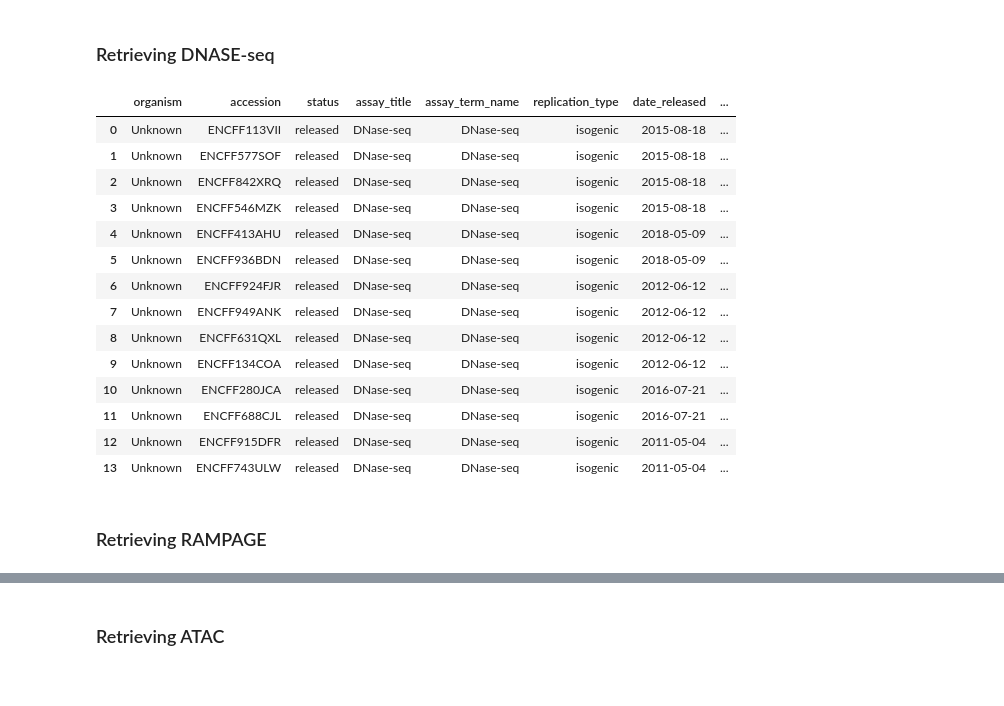
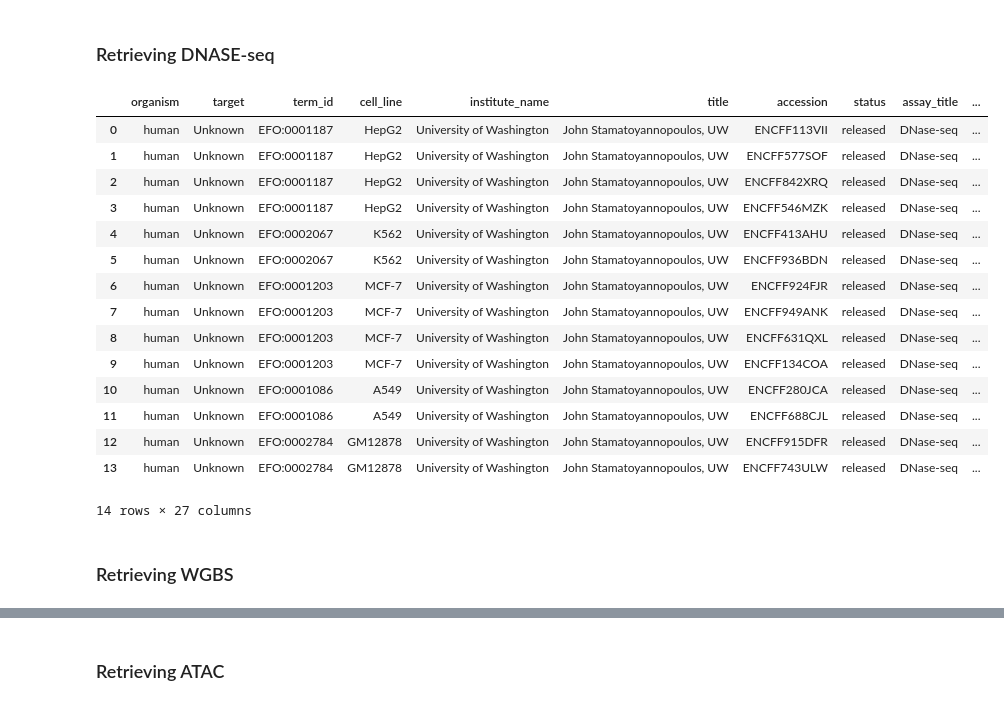
Before and after one commit to AnacletoLAB/epigenomic_dataset, a Jupyter notebook: Retrieving HG38 files metadata.ipynb, the cells around one changed output, grey strips where cells are left out. Drawn from its saved outputs; the diff is of its cells as text; code cells hidden in the pictures.

```diff
--- a/Retrieving HG38 files metadata.ipynb
+++ b/Retrieving HG38 files metadata.ipynb
@@ -37,34 +59,31 @@ samples
 # %% [markdown]
 ### Retrieving DNASE-seq
-# %%
-accession_codes = accessions(compress_json.load("hg38_encode_queries/dnaseseq.json"))
-
-samples = biosamples(
-    accessions=accession_codes,
-    assembly=assembly,
-    organism=None,
-    min_biological_replicates=1,
-    file_format="bigWig",
-    output_type=None,
-    use_multiprocessing=False,
-)
-
-samples
-# %% [output]
-|  | organism | accession | status | assay_title | assay_term_name | replication_type | date_released | ... |
-| 0 | Unknown | ENCFF113VII | released | DNase-seq | DNase-seq | isogenic | 2015-08-18 | ... |
-| 1 | Unknown | ENCFF577SOF | released | DNase-seq | DNase-seq | isogenic | 2015-08-18 | ... |
-| 2 | Unknown | ENCFF842XRQ | released | DNase-seq | DNase-seq | isogenic | 2015-08-18 | ... |
-| 3 | Unknown | ENCFF546MZK | released | DNase-seq | DNase-seq | isogenic | 2015-08-18 | ... |
-| 4 | Unknown | ENCFF413AHU | released | DNase-seq | DNase-seq | isogenic | 2018-05-09 | ... |
-| 5 | Unknown | ENCFF936BDN | released | DNase-seq | DNase-seq | isogenic | 2018-05-09 | ... |
-| 6 | Unknown | ENCFF924FJR | released | DNase-seq | DNase-seq | isogenic | 2012-06-12 | ... |
-| 7 | Unknown | ENCFF949ANK | released | DNase-seq | DNase-seq | isogenic | 2012-06-12 | ... |
-| 8 | Unknown | ENCFF631QXL | released | DNase-seq | DNase-seq | isogenic | 2012-06-12 | ... |
-| 9 | Unknown | ENCFF134COA | released | DNase-seq | DNase-seq | isogenic | 2012-06-12 | ... |
-| 10 | Unknown | ENCFF280JCA | released | DNase-seq | DNase-seq | isogenic | 2016-07-21 | ... |
-| 11 | Unknown | ENCFF688CJL | released | DNase-seq | DNase-seq | isogenic | 2016-07-21 | ... |
-| 12 | Unknown | ENCFF915DFR | released | DNase-seq | DNase-seq | isogenic | 2011-05-04 | ... |
-| 13 | Unknown | ENCFF743ULW | released | DNase-seq | DNase-seq | isogenic | 2011-05-04 | ... |
+# %%
+samples = biosamples(
+    accessions=accessions(compress_json.load("hg38_encode_queries/dnaseseq.json")),
+    organism=None,
+    **parameters
+)
+samples["organism"] = "human"
+
+all_datasets.append(samples)
+samples
+# %% [output]
+|  | organism | target | term_id | cell_line | institute_name | title | accession | status | assay_title | ... |
+| 0 | human | Unknown | EFO:0001187 | HepG2 | University of Washington | John Stamatoyannopoulos, UW | ENCFF113VII | released | DNase-seq | ... |
+| 1 | human | Unknown | EFO:0001187 | HepG2 | University of Washington | John Stamatoyannopoulos, UW | ENCFF577SOF | released | DNase-seq | ... |
+| 2 | human | Unknown | EFO:0001187 | HepG2 | University of Washington | John Stamatoyannopoulos, UW | ENCFF842XRQ | released | DNase-seq | ... |
+| 3 | human | Unknown | EFO:0001187 | HepG2 | University of Washington | John Stamatoyannopoulos, UW | ENCFF546MZK | released | DNase-seq | ... |
+| 4 | human | Unknown | EFO:0002067 | K562 | University of Washington | John Stamatoyannopoulos, UW | ENCFF413AHU | released | DNase-seq | ... |
+| 5 | human | Unknown | EFO:0002067 | K562 | University of Washington | John Stamatoyannopoulos, UW | ENCFF936BDN | released | DNase-seq | ... |
+| 6 | human | Unknown | EFO:0001203 | MCF-7 | University of Washington | John Stamatoyannopoulos, UW | ENCFF924FJR | released | DNase-seq | ... |
+| 7 | human | Unknown | EFO:0001203 | MCF-7 | University of Washington | John Stamatoyannopoulos, UW | ENCFF949ANK | released | DNase-seq | ... |
+| 8 | human | Unknown | EFO:0001203 | MCF-7 | University of Washington | John Stamatoyannopoulos, UW | ENCFF631QXL | released | DNase-seq | ... |
+| 9 | human | Unknown | EFO:0001203 | MCF-7 | University of Washington | John Stamatoyannopoulos, UW | ENCFF134COA | released | DNase-seq | ... |
+| 10 | human | Unknown | EFO:0001086 | A549 | University of Washington | John Stamatoyannopoulos, UW | ENCFF280JCA | released | DNase-seq | ... |
+| 11 | human | Unknown | EFO:0001086 | A549 | University of Washington | John Stamatoyannopoulos, UW | ENCFF688CJL | released | DNase-seq | ... |
+| 12 | human | Unknown | EFO:0002784 | GM12878 | University of Washington | John Stamatoyannopoulos, UW | ENCFF915DFR | released | DNase-seq | ... |
+| 13 | human | Unknown | EFO:0002784 | GM12878 | University of Washington | John Stamatoyannopoulos, UW | ENCFF743ULW | released | DNase-seq | ... |
+14 rows × 27 columns
 # %% [markdown]
-### Retrieving RAMPAGE
+### Retrieving WGBS
```
Also changed, not shown: parts of 17 cells of this notebook, 2 other files.
